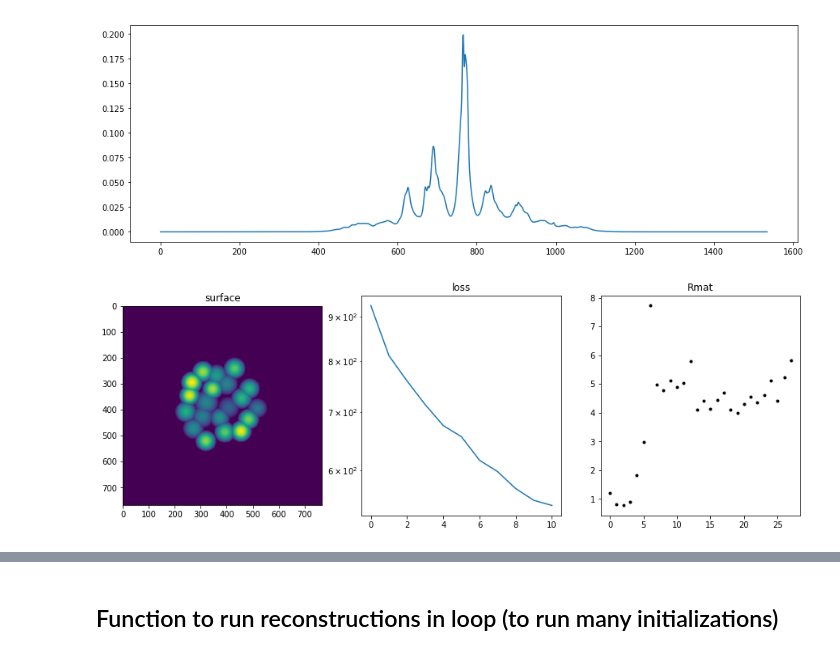
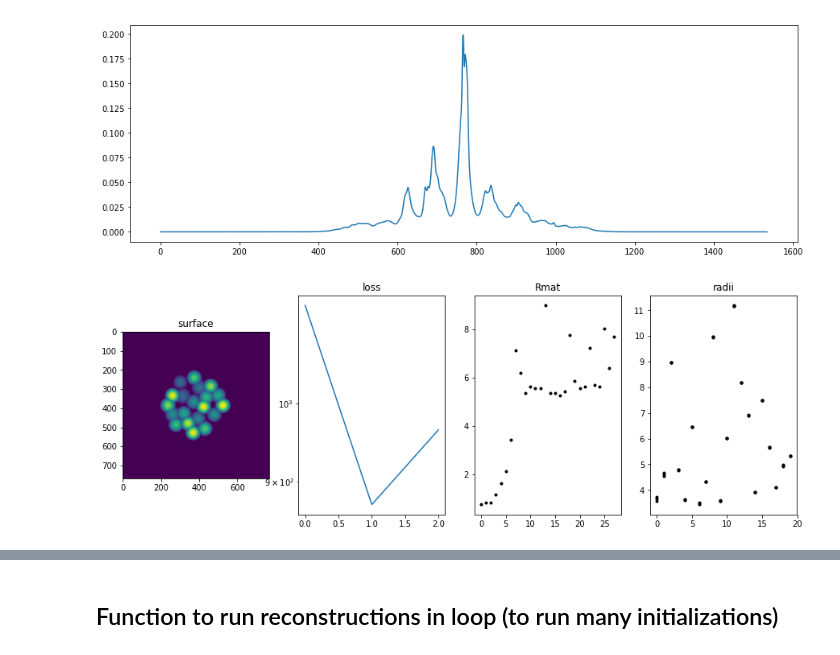
Before and after one commit to antipa/Randoscope_dev, a Jupyter notebook: RandoscopeXCorrMinTF-RadiusLearning.ipynb, the cells around one changed output, grey strips where cells are left out. Saved outputs shown, nothing was run; the diff lists cells and outputs as text; code cells hidden in the pictures.

```diff
--- a/RandoscopeXCorrMinTF-RadiusLearning.ipynb
+++ b/RandoscopeXCorrMinTF-RadiusLearning.ipynb
@@ -229,7 +229,7 @@ def distances(model, x,y):
 # %% [markdown]
 ## Initialize Model
 # %%
-model = Model(zsampling = 'fixed')  # zsampling options: 'fixed' or 'uniform_random'
+model = Model(zsampling = 'uniform_random')  # zsampling options: 'fixed' or 'uniform_random'
 Rmat=model(0)
 
 # Save initial values for later comparison
@@ -316,7 +316,7 @@ def gradient (model, myloss):
 
 def gradients_and_scaling(model, loss):
     grad,lossvalue, Rmat=gradient(model,loss)
-    grad[1] = grad[1] * 50000
+    grad[1] = grad[1] * 500000
     grad[2]=grad[2]*5000 #*new_grad[0,:]
     grad[3]=grad[3]*5000 #*new_grad[1,:]
     grads=remove_nan_gradients(grad)
@@ -358,8 +358,9 @@ def constrain_distances(model, new_xpos, new_ypos, grads):
 # %%
 # Options:
 step_size = 0.8e-9   #1e-8 works well for l2
-use_averaged_gradient = False  # True: uses averaged gradient, False: uses single gradient
+use_averaged_gradient = True  # True: uses averaged gradient, False: uses single gradient
 optimizer_type = 'gd'           # options: 'gd': normal gradient descent, 'nesterov': nesterov acceleration
+num_iterations = 100
 
 
 optimizer=tf.train.GradientDescentOptimizer(learning_rate=step_size)
@@ -381,7 +382,7 @@ if optimizer_type == 'nesterov':
     [tf.assign(xkp[n],model.variables[n]) for n in range(nvars)]
 
 
-for i in range(30):
+for i in range(num_iterations):
 
     if use_averaged_gradient == True:
         grad,lossvalue, Rmat =  averaged_gradient(model, loss, num_averages = 10)
@@ -422,42 +423,42 @@ for i in range(30):
         # Projection step
         project_to_aper_keras(model)
 
 
     T,aper=make_lenslet_tf(model)
 
     losslist.append(lossvalue)
-    plt.subplot(1,3,1)
+
+    # Plotting Everything
+    plt.subplot(1,4,1)
     plt.cla()
-    #plt.plot(model.xpos.numpy(),model.ypos.numpy(),'o')
-    #plt.axis('equal')
-    #rmean.append(tf.reduce_mean(model.rlist.numpy()))
-    #plt.plot(rmean)
     plt.imshow(T.numpy())
     plt.title('surface')
 
-    plt.subplot(1,3,2)
-
+    plt.subplot(1,4,2)
     plt.cla()
     plt.semilogy(losslist)
     plt.title('loss')
 
-    plt.subplot(1,3,3)
+    plt.subplot(1,4,3)
     plt.cla()
-
-    #rshow = plt.imshow(np.tril(Rmat[model.Nz+1:-1])
-#     cbar = fig.colorbar(rshow)
     pl = plt.plot(Rmat.numpy(),'k.')
     plt.title('Rmat')
+
+    plt.subplot(1,4,4)
+    #plt.cla()
+    pl = plt.plot(model.rlist.numpy(),'k.')
+    plt.title('radii')
+
 
     display.display(plt.gcf())
     display.clear_output(wait=True)
     pl.clear()
     display.display(plt.gcf())
     display.clear_output(wait=True)
 #     pl.remove?
 
 
 
 #cbar = fig.colorbar(rshow)
 # %% [output]
-[figure, old version]
+[figure, new version]
```
Also changed, not shown: parts of 4 cells of this notebook.
